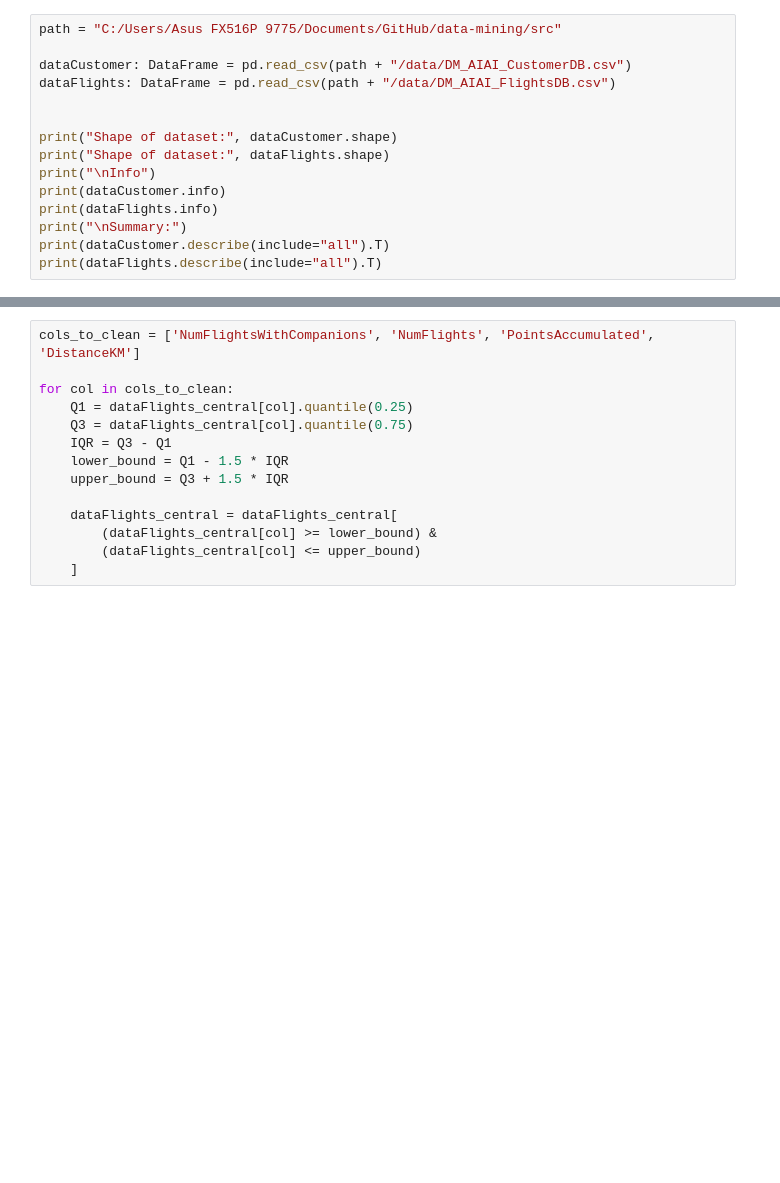
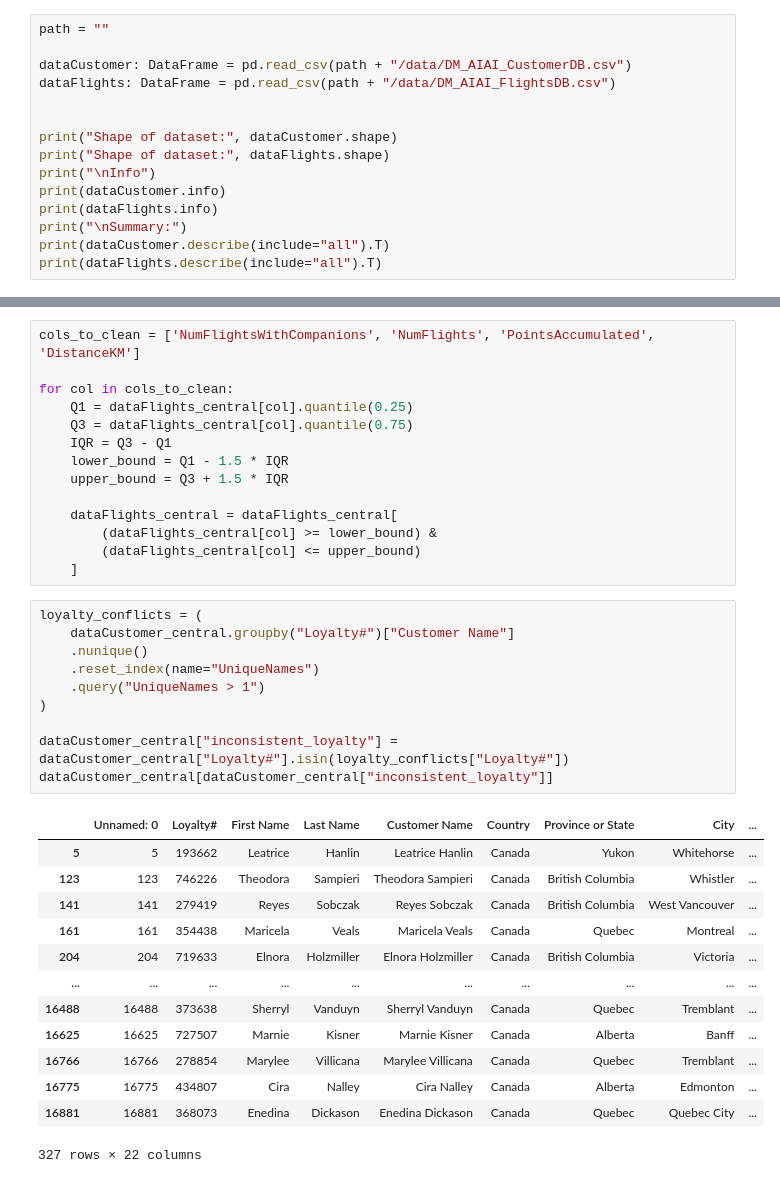
Before and after one commit to lCarvas/data-mining, a Jupyter notebook: src/GroupXX_EDA_Code.ipynb, the cells around one changed output, grey strips where cells are left out. Cells and saved outputs as stored; diff of their text form; blank space fills up the shorter version.

```diff
--- a/src/GroupXX_EDA_Code.ipynb
+++ b/src/GroupXX_EDA_Code.ipynb
@@ -15,7 +15,7 @@ from scipy.stats import skewnorm
 # %% [markdown]
 # Data Exploration
 # %%
-path = "C:/Users/Asus FX516P 9775/Documents/GitHub/data-mining/src"
+path = ""
 
 dataCustomer: DataFrame = pd.read_csv(path + "/data/DM_AIAI_CustomerDB.csv")
 dataFlights: DataFrame = pd.read_csv(path + "/data/DM_AIAI_FlightsDB.csv")
@@ -562,3 +587,27 @@ for col in cols_to_clean:
         (dataFlights_central[col] >= lower_bound) &
         (dataFlights_central[col] <= upper_bound)
     ]
+# %%
+loyalty_conflicts = (
+    dataCustomer_central.groupby("Loyalty#")["Customer Name"]
+    .nunique()
+    .reset_index(name="UniqueNames")
+    .query("UniqueNames > 1")
+)
+
+dataCustomer_central["inconsistent_loyalty"] = dataCustomer_central["Loyalty#"].isin(loyalty_conflicts["Loyalty#"])
+dataCustomer_central[dataCustomer_central["inconsistent_loyalty"]]
+# %% [output]
+|  | Unnamed: 0 | Loyalty# | First Name | Last Name | Customer Name | Country | Province or State | City | ... |
+| 5 | 5 | 193662 | Leatrice | Hanlin | Leatrice Hanlin | Canada | Yukon | Whitehorse | ... |
+| 123 | 123 | 746226 | Theodora | Sampieri | Theodora Sampieri | Canada | British Columbia | Whistler | ... |
+| 141 | 141 | 279419 | Reyes | Sobczak | Reyes Sobczak | Canada | British Columbia | West Vancouver | ... |
+| 161 | 161 | 354438 | Maricela | Veals | Maricela Veals | Canada | Quebec | Montreal | ... |
+| 204 | 204 | 719633 | Elnora | Holzmiller | Elnora Holzmiller | Canada | British Columbia | Victoria | ... |
+| ... | ... | ... | ... | ... | ... | ... | ... | ... | ... |
+| 16488 | 16488 | 373638 | Sherryl | Vanduyn | Sherryl Vanduyn | Canada | Quebec | Tremblant | ... |
+| 16625 | 16625 | 727507 | Marnie | Kisner | Marnie Kisner | Canada | Alberta | Banff | ... |
+| 16766 | 16766 | 278854 | Marylee | Villicana | Marylee Villicana | Canada | Quebec | Tremblant | ... |
+| 16775 | 16775 | 434807 | Cira | Nalley | Cira Nalley | Canada | Alberta | Edmonton | ... |
+| 16881 | 16881 | 368073 | Enedina | Dickason | Enedina Dickason | Canada | Quebec | Quebec City | ... |
+327 rows × 22 columns
```
Also changed, not shown: parts of 4 cells of this notebook.
